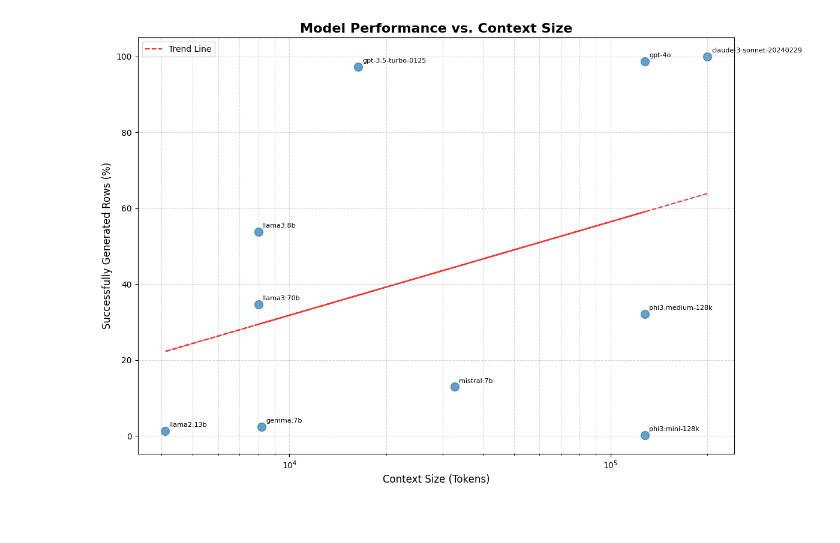
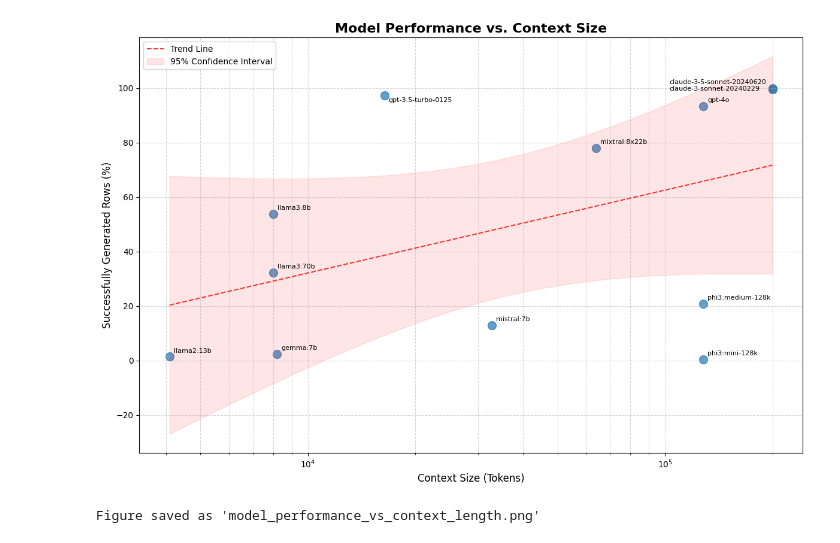
Before and after one commit to iu-ai-research/Synthetic_LAIB_Data, a Jupyter notebook: 5_result_analysis/figures_overview.ipynb, the cells around one changed output. Saved outputs shown, nothing was run; the diff lists cells and outputs as text; code cells hidden in the pictures.

Commit message:
Updated Figures

```diff
--- a/5_result_analysis/figures_overview.ipynb
+++ b/5_result_analysis/figures_overview.ipynb
@@ -93,50 +116,80 @@ context_lengths = {
     "phi3:medium-128k": 128000,             # https://huggingface.co/microsoft/Phi-3-medium-128k-instruct
     "phi3:mini-128k": 128000,               # https://huggingface.co/microsoft/phi-3-mini
     "mistral:7b": 32768,                    # https://huggingface.co/mistralai/Mistral-7B-Instruct-v0.2
+    "mixtral:8x22b": 64000,                 # https://mistral.ai/news/mixtral-8x22b/
     "gemma:7b": 8192,                       # https://huggingface.co/google/gemma-7b
 }
 
 # Data from the provided results
 model_names = [
-    "claude-3-sonnet-20240229", "gpt-4o", "gpt-3.5-turbo-0125", "llama3:8b",
-    "llama3:70b", "phi3:medium-128k", "mistral:7b", "gemma:7b", "llama2:13b", "phi3:mini-128k"
+    "claude-3-5-sonnet-20240620","claude-3-sonnet-20240229", "gpt-4o", "gpt-3.5-turbo-0125", "llama3:8b",
+    "llama3:70b", "phi3:medium-128k", "mistral:7b", "mixtral:8x22b","gemma:7b", "llama2:13b", "phi3:mini-128k"
 ]
+
+# Success rates
 success_rates = [
-    1.000000, 0.986667, 0.973333, 0.538667, 0.346667, 0.321333,
-    0.129333, 0.024000, 0.013333, 0.002667
+    1.000000, 0.994667, 0.933333, 0.973333, 0.537333,
+    0.322667, 0.208000, 0.129333, 0.780000, 0.024000, 0.013333, 0.002667
 ]
 
 # Create lists for plotting
 x = [context_lengths[name] for name in model_names]
 y = [rate * 100 for rate in success_rates]  # Convert to percentage
 
 # Create the plot
 plt.figure(figsize=(12, 8))
 plt.scatter(x, y, s=100, alpha=0.7)
 
 # Add labels for each point
 for i, name in enumerate(model_names):
-    plt.annotate(name, (x[i], y[i]), xytext=(5, 5), textcoords='offset points', fontsize=8)
+    if name == 'gpt-3.5-turbo-0125':
+        plt.annotate(name, (x[i], y[i] - 4), xytext=(5, 5), textcoords='offset points', fontsize=8)
+    elif name == 'claude-3-sonnet-20240229':
+        plt.annotate(name, (x[i] - 10e4, y[i] - 2), xytext=(5, 5), textcoords='offset points', fontsize=8)
+    elif name == 'claude-3-5-sonnet-20240620':
+        plt.annotate(name, (x[i] - 10e4, y[i]), xytext=(5, 5), textcoords='offset points', fontsize=8)
+    else:
+        plt.annotate(name, (x[i], y[i]), xytext=(5, 5), textcoords='offset points', fontsize=8)
 
 # Set log scale for x-axis
 plt.xscale('log')
 
 # Customize the plot
 plt.title("Model Performance vs. Context Size", fontsize=16, fontweight='bold')
 plt.xlabel("Context Size (Tokens)", fontsize=12)
 plt.ylabel("Successfully Generated Rows (%)", fontsize=12)
 plt.grid(True, which="both", ls="--", alpha=0.5)
 
-# Add a trend line
-z = np.polyfit(np.log10(x), y, 1)
-p = np.poly1d(z)
-plt.plot(x, p(np.log10(x)), "r--", alpha=0.8, label="Trend Line")
+# Add a trend line and confidence interval
+log_x = np.log10(x)
+slope, intercept, r_value, p_value, std_err = stats.linregress(log_x, y)
+
+def predict(x):
+    return slope * np.log10(x) + intercept
+
+x_pred = np.logspace(np.log10(min(x)), np.log10(max(x)), 100)
+y_pred = predict(x_pred)
+
+plt.plot(x_pred, y_pred, "r--", alpha=0.8, label="Trend Line")
+
+# Calculate confidence interval
+pi = 0.95
+n = len(x)
+se = np.sqrt(np.sum((y - predict(x))**2) / (n-2)) * np.sqrt(1/n + (np.log10(x_pred) - np.mean(log_x))**2 / np.sum((log_x - np.mean(log_x))**2))
+t_value = stats.t.ppf((1 + pi) / 2, n - 2)
+ci = t_value * se
+
+# Plot confidence interval
+plt.fill_between(x_pred, y_pred - ci, y_pred + ci, color='r', alpha=0.1, label='95% Confidence Interval')
 
 plt.legend()
 plt.tight_layout()
 
 # Save the figure
 plt.savefig("./images/model_performance_vs_context_length.png", dpi=300, bbox_inches='tight')
 plt.show()
+
+print("Figure saved as 'model_performance_vs_context_length.png'")
 # %% [output]
-[figure, old version]
+[figure, new version]
+Figure saved as 'model_performance_vs_context_length.png'
```
Also changed, not shown: parts of 1 cell of this notebook, 2 other files.
